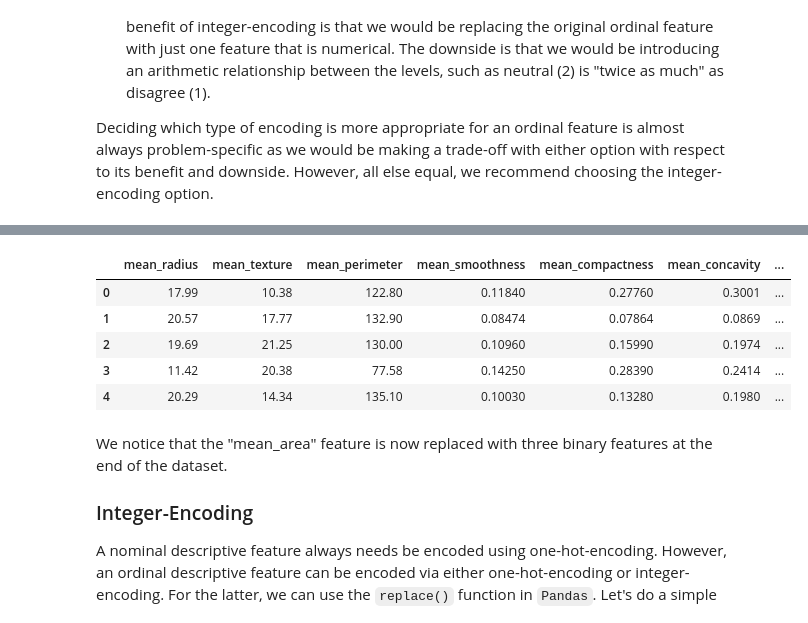
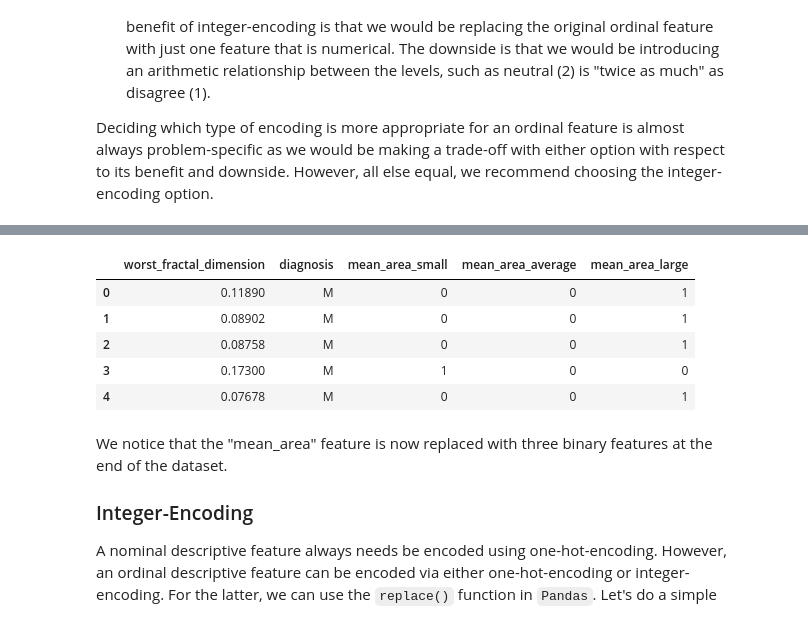
Before and after one commit to akmand/machine_learning_tutorials, a Jupyter notebook: Data_Prep.ipynb, the cells around one changed output, grey strips where cells are left out. Saved outputs shown, nothing was run; the diff lists cells and outputs as text; code cells hidden in the pictures.

```diff
--- a/Data_Prep.ipynb
+++ b/Data_Prep.ipynb
@@ -304,14 +335,14 @@ As a simple example, let's see how we can use one-hot-encoding for encoding the
 # %%
 cancer_df_cat_onehot = pd.get_dummies(cancer_df_cat, columns=['mean_area'])
 
-cancer_df_cat_onehot.head(5)
+cancer_df_cat_onehot.iloc[:, -5:].head(5)
 # %% [output]
-|  | mean_radius | mean_texture | mean_perimeter | mean_smoothness | mean_compactness | mean_concavity | ... |
-| 0 | 17.99 | 10.38 | 122.80 | 0.11840 | 0.27760 | 0.3001 | ... |
-| 1 | 20.57 | 17.77 | 132.90 | 0.08474 | 0.07864 | 0.0869 | ... |
-| 2 | 19.69 | 21.25 | 130.00 | 0.10960 | 0.15990 | 0.1974 | ... |
-| 3 | 11.42 | 20.38 | 77.58 | 0.14250 | 0.28390 | 0.2414 | ... |
-| 4 | 20.29 | 14.34 | 135.10 | 0.10030 | 0.13280 | 0.1980 | ... |
+|  | worst_fractal_dimension | diagnosis | mean_area_small | mean_area_average | mean_area_large |
+| 0 | 0.11890 | M | 0 | 0 | 1 |
+| 1 | 0.08902 | M | 0 | 0 | 1 |
+| 2 | 0.08758 | M | 0 | 0 | 1 |
+| 3 | 0.17300 | M | 1 | 0 | 0 |
+| 4 | 0.07678 | M | 0 | 0 | 1 |
 # %% [markdown]
 We notice that the "mean_area" feature is now replaced with three binary features at the end of the dataset.
 
```
Also changed, not shown: parts of 16 cells of this notebook.
